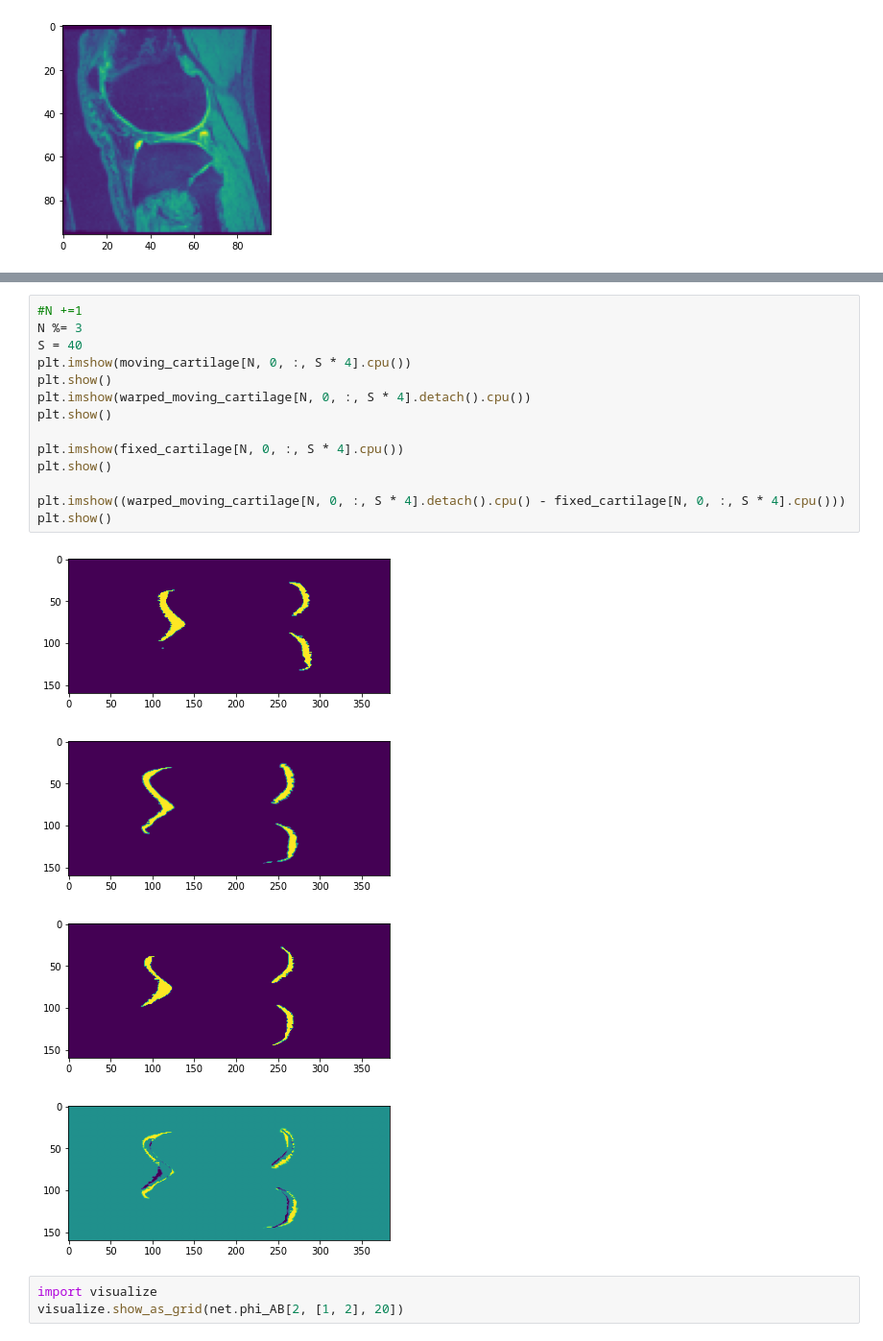
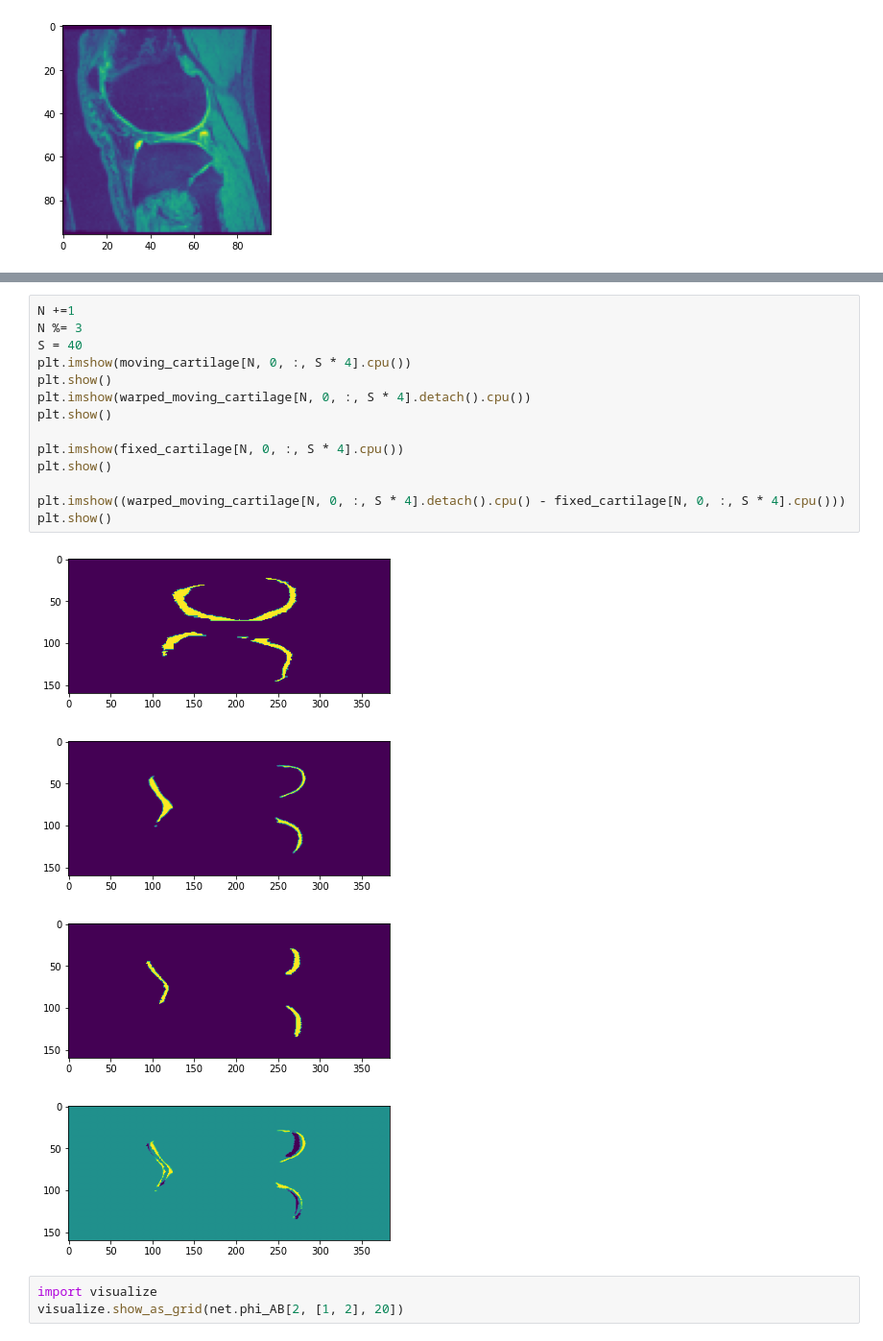
Before and after one commit to HastingsGreer/InverseConsistency, a Jupyter notebook: notebooks/StumpyChunkyDICE.ipynb, the cells around one changed output, grey strips where cells are left out. Shown at 96% size. Cells and saved outputs as stored; diff of their text form.

```diff
--- a/notebooks/StumpyChunkyDICE.ipynb
+++ b/notebooks/StumpyChunkyDICE.ipynb
@@ -156,22 +155,22 @@ plt.imshow(net.warped_image_B[0, 0, :, 10].cpu().detach() - moving_image[0, 0, :
 # %%
-#N +=1
+N +=1
 N %= 3
 S = 40
 plt.imshow(moving_cartilage[N, 0, :, S * 4].cpu())
 plt.show()
 plt.imshow(warped_moving_cartilage[N, 0, :, S * 4].detach().cpu())
 plt.show()
 
 plt.imshow(fixed_cartilage[N, 0, :, S * 4].cpu())
 plt.show()
 
 plt.imshow((warped_moving_cartilage[N, 0, :, S * 4].detach().cpu() - fixed_cartilage[N, 0, :, S * 4].cpu()))
 plt.show()
 # %% [output]
-[figure, old version]
+[figure, new version]
-[figure, old version]
+[figure, new version]
-[figure, old version]
+[figure, new version]
-[figure, old version]
+[figure, new version]
 # %%
 import visualize
 visualize.show_as_grid(net.phi_AB[2, [1, 2], 20])
```
Also changed, not shown: parts of 3 cells of this notebook, 2 other files.
